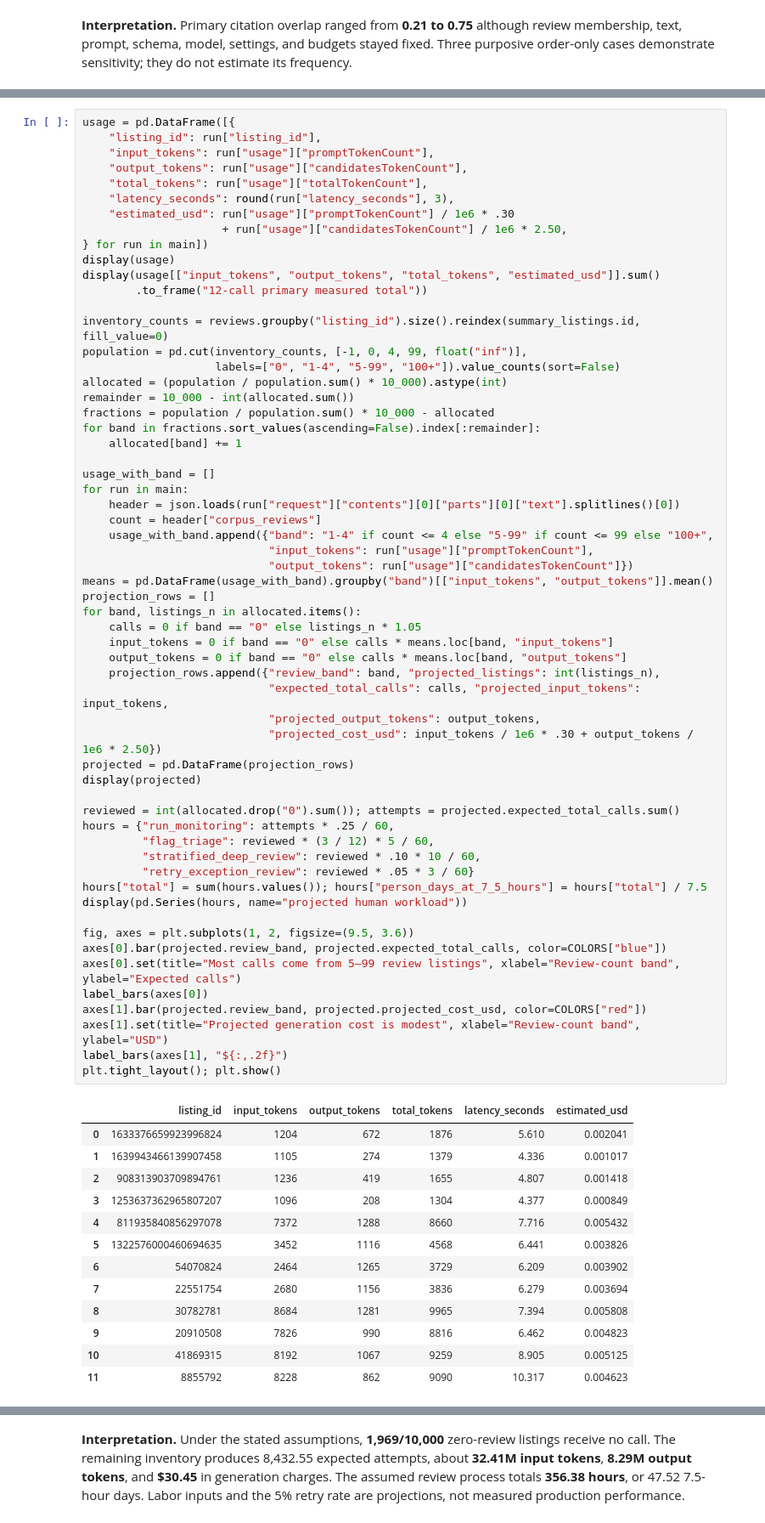
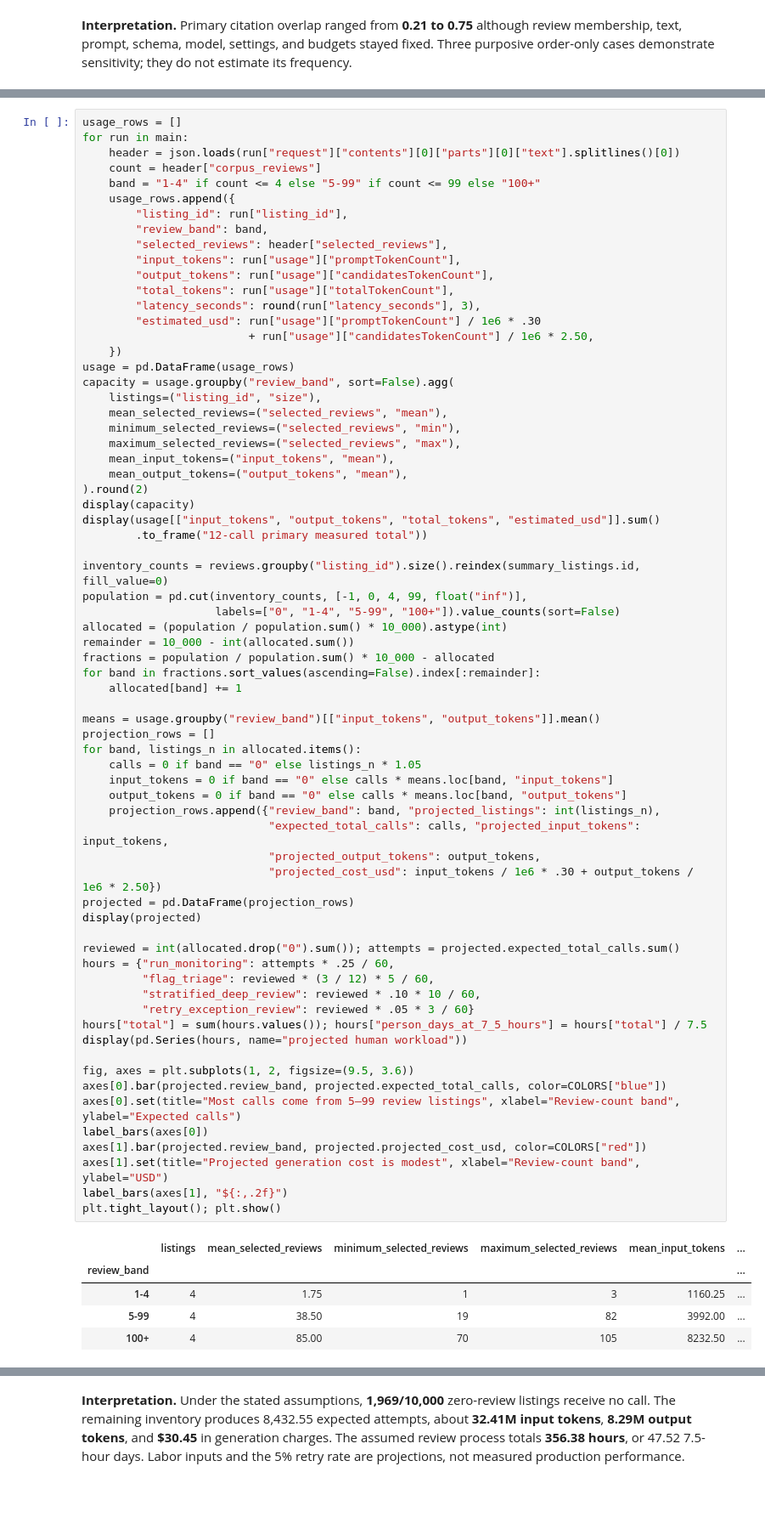
Before and after one commit to Jackyfirrest/manchester-airbnb-insights, a Jupyter notebook: property_profiles.ipynb, the cells around one changed output, grey strips where cells are left out. Shown at 85% size. Saved outputs shown, nothing was run; the diff lists cells and outputs as text; blank space fills up the shorter version.

Commit message:
docs: focus notebook outputs on decisions

```diff
--- a/property_profiles.ipynb
+++ b/property_profiles.ipynb
@@ -1186,14 +1163,30 @@ Measured usage comes from the 12 primary API responses. The projection applies t
 # %%
-usage = pd.DataFrame([{
-    "listing_id": run["listing_id"],
-    "input_tokens": run["usage"]["promptTokenCount"],
-    "output_tokens": run["usage"]["candidatesTokenCount"],
-    "total_tokens": run["usage"]["totalTokenCount"],
-    "latency_seconds": round(run["latency_seconds"], 3),
-    "estimated_usd": run["usage"]["promptTokenCount"] / 1e6 * .30
-                     + run["usage"]["candidatesTokenCount"] / 1e6 * 2.50,
-} for run in main])
-display(usage)
+usage_rows = []
+for run in main:
+    header = json.loads(run["request"]["contents"][0]["parts"][0]["text"].splitlines()[0])
+    count = header["corpus_reviews"]
+    band = "1-4" if count <= 4 else "5-99" if count <= 99 else "100+"
+    usage_rows.append({
+        "listing_id": run["listing_id"],
+        "review_band": band,
+        "selected_reviews": header["selected_reviews"],
+        "input_tokens": run["usage"]["promptTokenCount"],
+        "output_tokens": run["usage"]["candidatesTokenCount"],
+        "total_tokens": run["usage"]["totalTokenCount"],
+        "latency_seconds": round(run["latency_seconds"], 3),
+        "estimated_usd": run["usage"]["promptTokenCount"] / 1e6 * .30
+                         + run["usage"]["candidatesTokenCount"] / 1e6 * 2.50,
+    })
+usage = pd.DataFrame(usage_rows)
+capacity = usage.groupby("review_band", sort=False).agg(
+    listings=("listing_id", "size"),
+    mean_selected_reviews=("selected_reviews", "mean"),
+    minimum_selected_reviews=("selected_reviews", "min"),
+    maximum_selected_reviews=("selected_reviews", "max"),
+    mean_input_tokens=("input_tokens", "mean"),
+    mean_output_tokens=("output_tokens", "mean"),
+).round(2)
+display(capacity)
 display(usage[["input_tokens", "output_tokens", "total_tokens", "estimated_usd"]].sum()
         .to_frame("12-call primary measured total"))
 
@@ -1206,56 +1199,41 @@ fractions = population / population.sum() * 10_000 - allocated
 for band in fractions.sort_values(ascending=False).index[:remainder]:
     allocated[band] += 1
 
-usage_with_band = []
-for run in main:
-    header = json.loads(run["request"]["contents"][0]["parts"][0]["text"].splitlines()[0])
-    count = header["corpus_reviews"]
-    usage_with_band.append({"band": "1-4" if count <= 4 else "5-99" if count <= 99 else "100+",
-                            "input_tokens": run["usage"]["promptTokenCount"],
-                            "output_tokens": run["usage"]["candidatesTokenCount"]})
-means = pd.DataFrame(usage_with_band).groupby("band")[["input_tokens", "output_tokens"]].mean()
+means = usage.groupby("review_band")[["input_tokens", "output_tokens"]].mean()
 projection_rows = []
 for band, listings_n in allocated.items():
     calls = 0 if band == "0" else listings_n * 1.05
     input_tokens = 0 if band == "0" else calls * means.loc[band, "input_tokens"]
     output_tokens = 0 if band == "0" else calls * means.loc[band, "output_tokens"]
     projection_rows.append({"review_band": band, "projected_listings": int(listings_n),
                             "expected_total_calls": calls, "projected_input_tokens": input_tokens,
                             "projected_output_tokens": output_tokens,
                             "projected_cost_usd": input_tokens / 1e6 * .30 + output_tokens / 1e6 * 2.50})
 projected = pd.DataFrame(projection_rows)
 display(projected)
 
 reviewed = int(allocated.drop("0").sum()); attempts = projected.expected_total_calls.sum()
 hours = {"run_monitoring": attempts * .25 / 60,
          "flag_triage": reviewed * (3 / 12) * 5 / 60,
          "stratified_deep_review": reviewed * .10 * 10 / 60,
          "retry_exception_review": reviewed * .05 * 3 / 60}
 hours["total"] = sum(hours.values()); hours["person_days_at_7_5_hours"] = hours["total"] / 7.5
 display(pd.Series(hours, name="projected human workload"))
 
 fig, axes = plt.subplots(1, 2, figsize=(9.5, 3.6))
 axes[0].bar(projected.review_band, projected.expected_total_calls, color=COLORS["blue"])
 axes[0].set(title="Most calls come from 5–99 review listings", xlabel="Review-count band", ylabel="Expected calls")
 label_bars(axes[0])
 axes[1].bar(projected.review_band, projected.projected_cost_usd, color=COLORS["red"])
 axes[1].set(title="Projected generation cost is modest", xlabel="Review-count band", ylabel="USD")
 label_bars(axes[1], "${:,.2f}")
 plt.tight_layout(); plt.show()
 # %% [output]
-|  | listing_id | input_tokens | output_tokens | total_tokens | latency_seconds | estimated_usd |
-| 0 | 1633376659923996824 | 1204 | 672 | 1876 | 5.610 | 0.002041 |
-| 1 | 1639943466139907458 | 1105 | 274 | 1379 | 4.336 | 0.001017 |
-| 2 | 908313903709894761 | 1236 | 419 | 1655 | 4.807 | 0.001418 |
-| 3 | 1253637362965807207 | 1096 | 208 | 1304 | 4.377 | 0.000849 |
-| 4 | 811935840856297078 | 7372 | 1288 | 8660 | 7.716 | 0.005432 |
-| 5 | 1322576000460694635 | 3452 | 1116 | 4568 | 6.441 | 0.003826 |
-| 6 | 54070824 | 2464 | 1265 | 3729 | 6.209 | 0.003902 |
-| 7 | 22551754 | 2680 | 1156 | 3836 | 6.279 | 0.003694 |
-| 8 | 30782781 | 8684 | 1281 | 9965 | 7.394 | 0.005808 |
-| 9 | 20910508 | 7826 | 990 | 8816 | 6.462 | 0.004823 |
-| 10 | 41869315 | 8192 | 1067 | 9259 | 8.905 | 0.005125 |
-| 11 | 8855792 | 8228 | 862 | 9090 | 10.317 | 0.004623 |
+|  | listings | mean_selected_reviews | minimum_selected_reviews | maximum_selected_reviews | mean_input_tokens | ... |
+| review_band |  |  |  |  |  | ... |
+| 1-4 | 4 | 1.75 | 1 | 3 | 1160.25 | ... |
+| 5-99 | 4 | 38.50 | 19 | 82 | 3992.00 | ... |
+| 100+ | 4 | 85.00 | 70 | 105 | 8232.50 | ... |
 |  | 12-call primary measured total |
 | input_tokens | 53539.000000 |
 | output_tokens | 10598.000000 |
```
Also changed, not shown: parts of 5 cells of this notebook.
